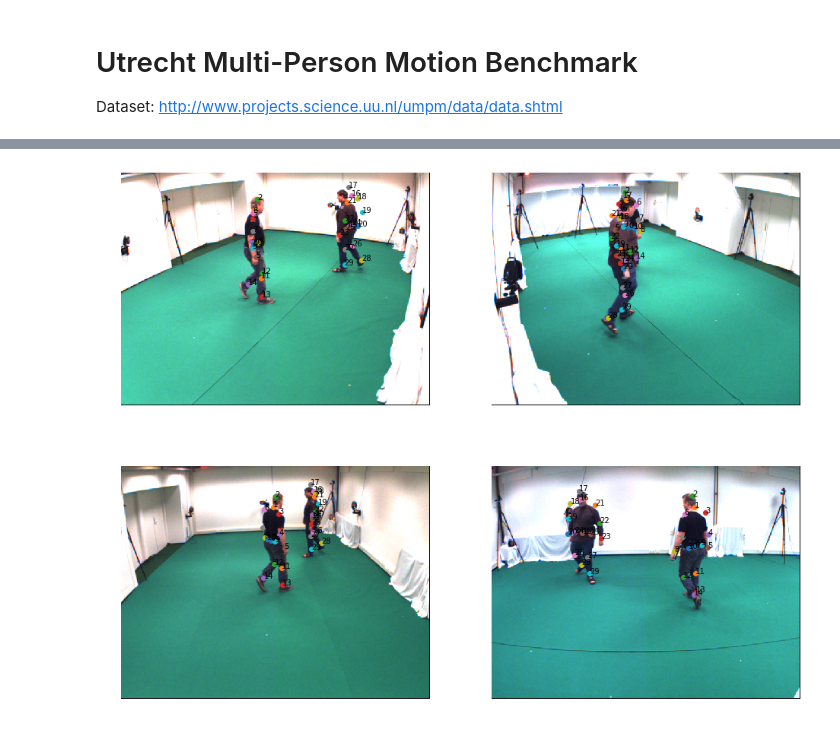
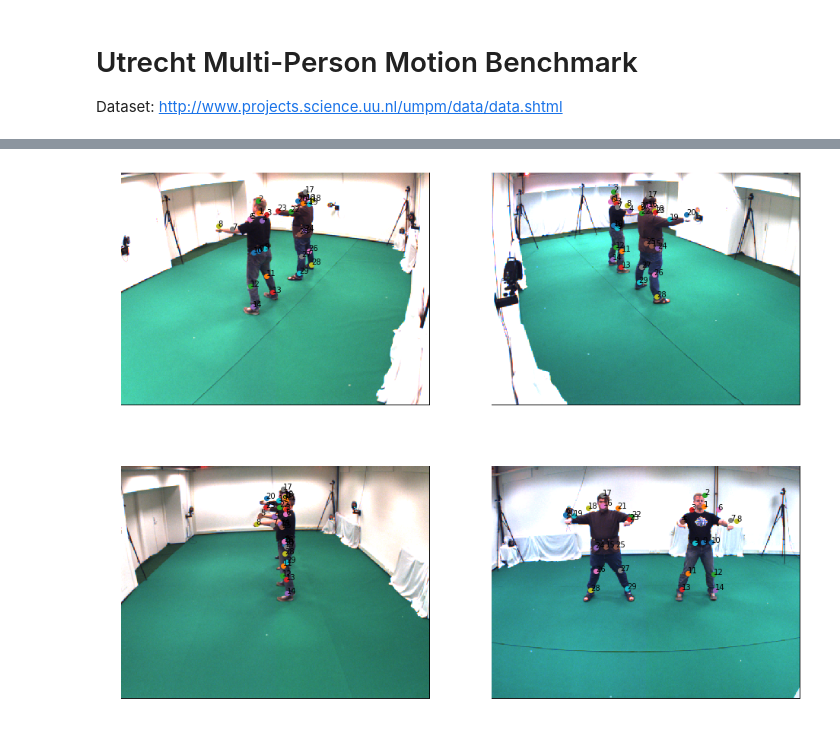
Before and after one commit to jutanke/pak, a Jupyter notebook: samples/UMPM.ipynb, the cells around one changed output, grey strips where cells are left out. Cells and saved outputs as stored; diff of their text form; code cells hidden in the pictures.

```diff
--- a/samples/UMPM.ipynb
+++ b/samples/UMPM.ipynb
@@ -71,32 +71,32 @@ def handle_img(ax, cam, frame=0):
         ax.scatter(px, py)
         ax.text(px, py, str(i))
 
     Im = X[cam][frame]
     ax.axis('off')
     ax.imshow(Im)
 
-frame = 2000
+frame = 0
 handle_img(fig.add_subplot(221), 'l', frame=frame)
 handle_img(fig.add_subplot(222), 'r', frame=frame)
 handle_img(fig.add_subplot(223), 's', frame=frame)
 handle_img(fig.add_subplot(224), 'f', frame=frame)
 
 # head = 2
 # neck = 1
 # rshoulder = 3
 # lshoulder = 6
 # relbow = 4
 # lelbow = 7
 # rhand = 5
 # lhand = 8
 # lwaist = 10
 # rwaist = 5
 # pelvis = 0
 # lknee = 12
 # rknee = 11
 # rfoot = 13
 # lfoot = 14
 
 plt.show()
 # %% [output]
-[figure, old version]
+[figure, new version]
```
Also changed, not shown: parts of 1 cell of this notebook, 1 other file.
